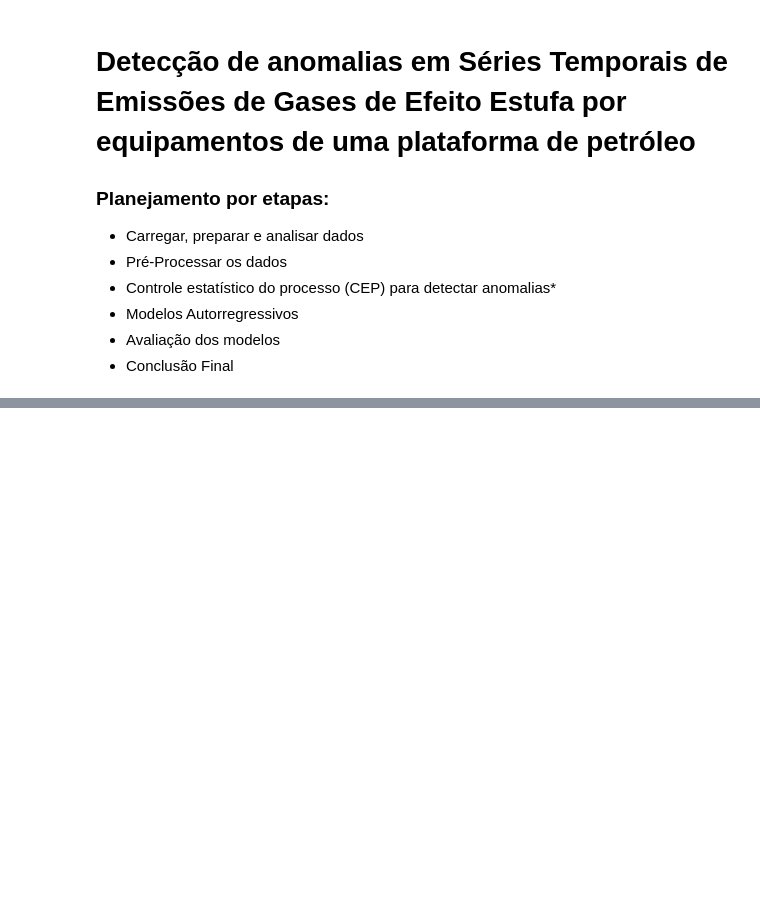
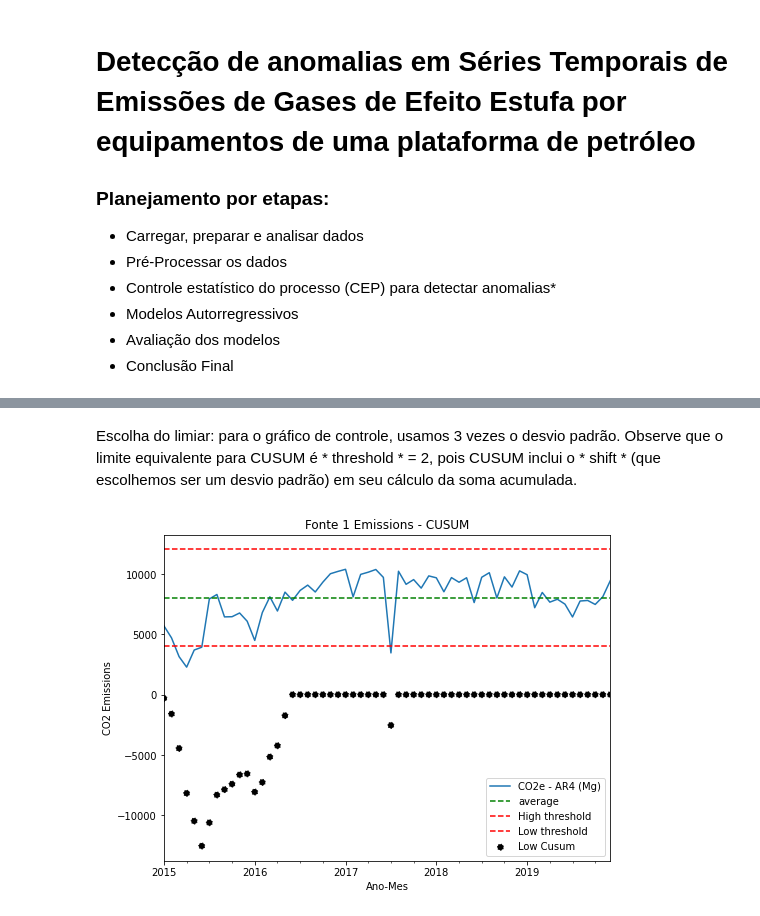
Before and after one commit to cobridi/detecao-anomalias-emissoes, a Jupyter notebook: deteção_anomalia_emissoes.ipynb, the cells around one changed output, grey strips where cells are left out. Saved outputs shown, nothing was run; the diff lists cells and outputs as text; code cells hidden in the pictures; blank space fills up the shorter version.

```diff
--- a/deteção_anomalia_emissoes.ipynb
+++ b/deteção_anomalia_emissoes.ipynb
@@ -36,0 +416,43 @@ Finalizado no GitHub até 30/12/2020.
+# %%
+def cusum_plot(time_series, threshold):
+    '''
+    Plote as somas cumulativas alta e baixa e use-as para detecção de anomalias.
+     Uma anomalia é relatada se as somas cumulativas estiverem além de um determinado limite.
+
+     Args:
+         time_series: (uma série temporal como pandas dataframe; a coluna de índice é date
+         no formato datetime e a coluna 0 é data)
+         threshold: limite para classificar o ponto como anomalia (float)
+
+     Devoluções:
+         Uma plotagem dos dados com a soma acumulada alta.
+         cusum_results: as somas cumulativas alta e baixa, juntamente com dados
+         e quaisquer anomalias acima e abaixo do limite (quadro de dados do pandas;
+         da função cumsum)
+    '''
+    # Use a média e o desvio padrão de toda a série temporal
+     # para calcular somas cumulativas
+    mean_= time_series.iloc[:,0].mean()
+    stdev_= time_series.iloc[:,0].std()
+
+    # definir limiar em termos de desvio padrão
+    cusum_results = cusum(time_series, mean_, stdev_, threshold*stdev_)
+    ax=time_series.plot()
+    ax.axhline(y=mean_, color='g', linestyle='--',label='average')
+    ax.axhline(y=mean_+threshold*stdev_, color='r', linestyle='--',label='High threshold')
+    ax.axhline(y=mean_-threshold*stdev_, color='r', linestyle='--',label='Low threshold')
+    # Use threshold to plot line at threshold*stdev_ times away from the mean
+    ax.scatter(x=cusum_results[0].index, y=cusum_results[0]['Low_Cusum'],
+             color='k', linestyle=':',label='Low Cusum')
+    plt.legend(loc='lower right')
+    plt.title('Fonte 1 Emissions - CUSUM')
+    plt.ylabel('CO2 Emissions')
+    plt.gcf().set_size_inches(8,6)
+    plt.show()
+    return cusum_results
+# %% [markdown]
+Escolha do limiar: para o gráfico de controle, usamos 3 vezes o desvio padrão. Observe que o limite equivalente para CUSUM é * threshold * = 2, pois CUSUM inclui o * shift * (que escolhemos ser um desvio padrão) em seu cálculo da soma acumulada.
+# %%
+anomaly_fonte1_cusum = cusum_plot(newdf_fonte1, 2);
+# %% [output]
+[figure, added]
```
Also changed, not shown: parts of 76 cells of this notebook.
